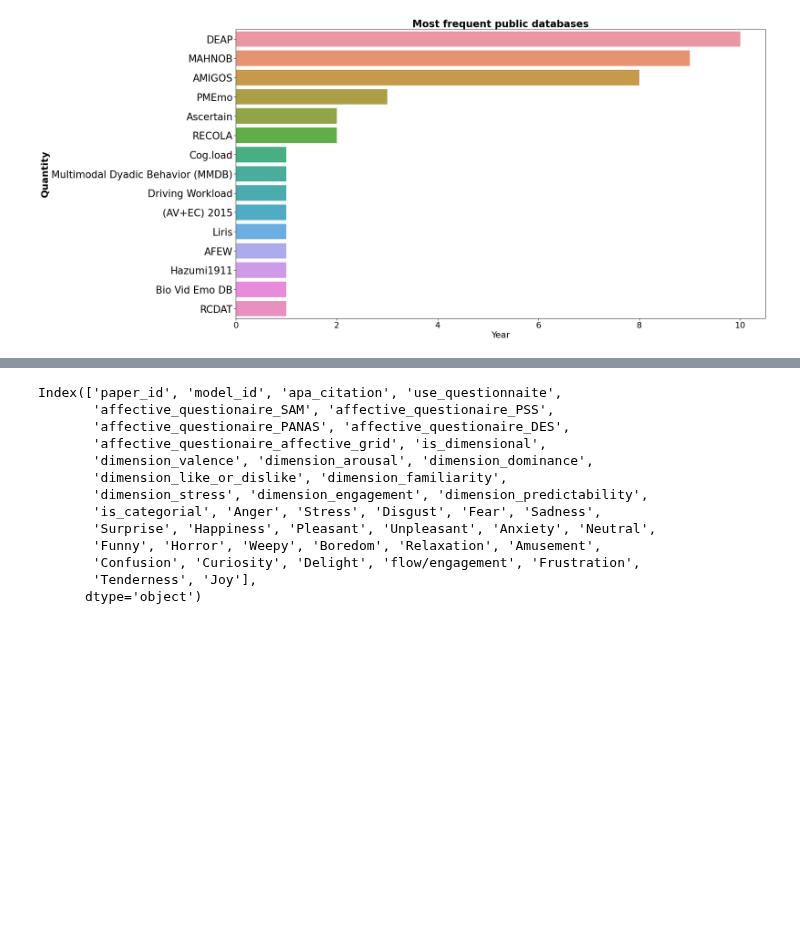
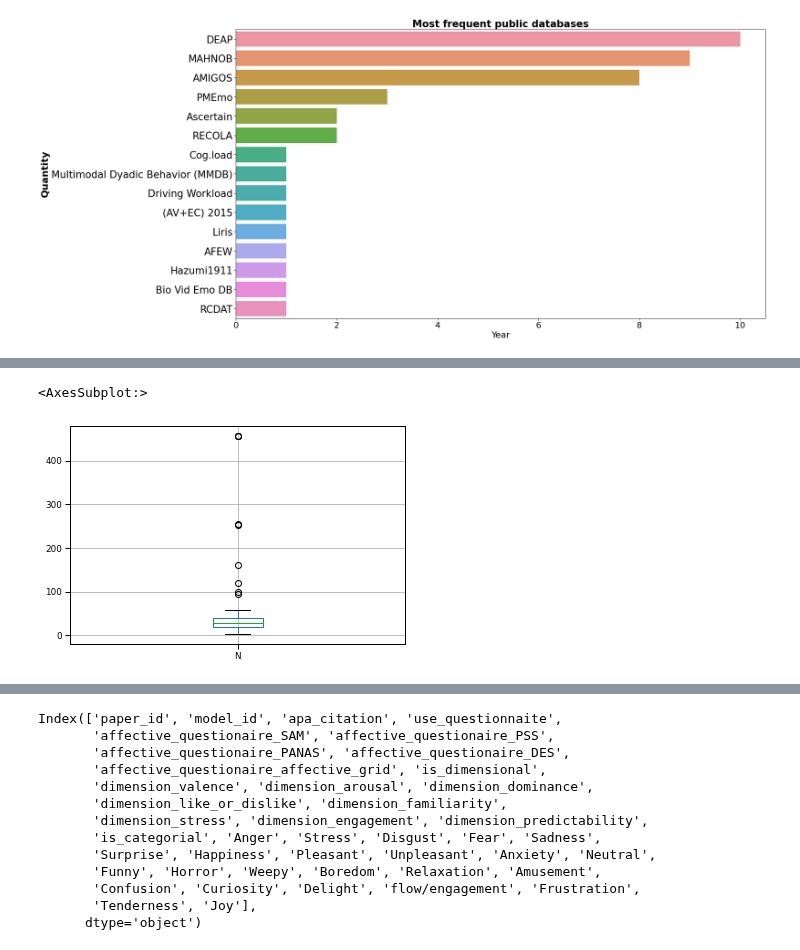
Before and after one commit to tomdamelio/Review_EDA_Emotion_Recognition, a Jupyter notebook: AGUS/agus_analysis.ipynb, the cells around one changed output, grey strips where cells are left out. Drawn from its saved outputs; the diff is of its cells as text; code cells hidden in the pictures; blank space fills up the shorter version.

```diff
--- a/AGUS/agus_analysis.ipynb
+++ b/AGUS/agus_analysis.ipynb
@@ -916,0 +981,6 @@ plt.show()
+# %%
+data_participants = pd.read_csv('../update_data/Tabla Normalizada - Participants.csv')
+data_participants= data_participants.fillna('-')
+# %%
+participants_total = data_participants.groupby(['paper_id', 'N']).nth(0)
+participants_total.reset_index(inplace =  True)
@@ -916,0 +1001,3 @@ plt.show()
+# %%
+participants_n= participants_total[participants_total['N']!= '-']
+participants_n
@@ -916,0 +1018,2 @@ plt.show()
+# %%
+participants_n['N'] = participants_n['N'].astype('int')
@@ -916,0 +1042,5 @@ plt.show()
+# %%
+participants_n.boxplot(column = ['N'])
+# %% [output]
+<AxesSubplot:>
+[figure, added]
```
Also changed, not shown: parts of 35 cells of this notebook, 1 other file.
